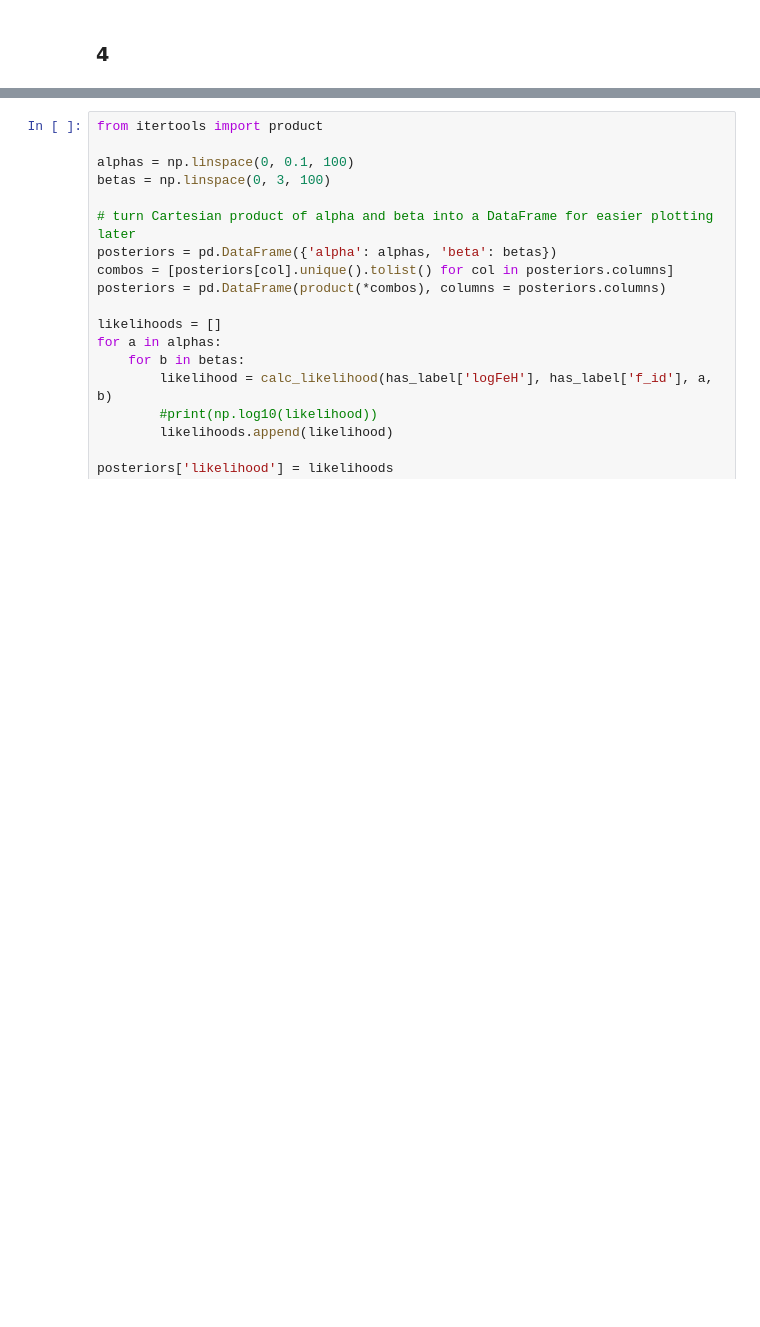
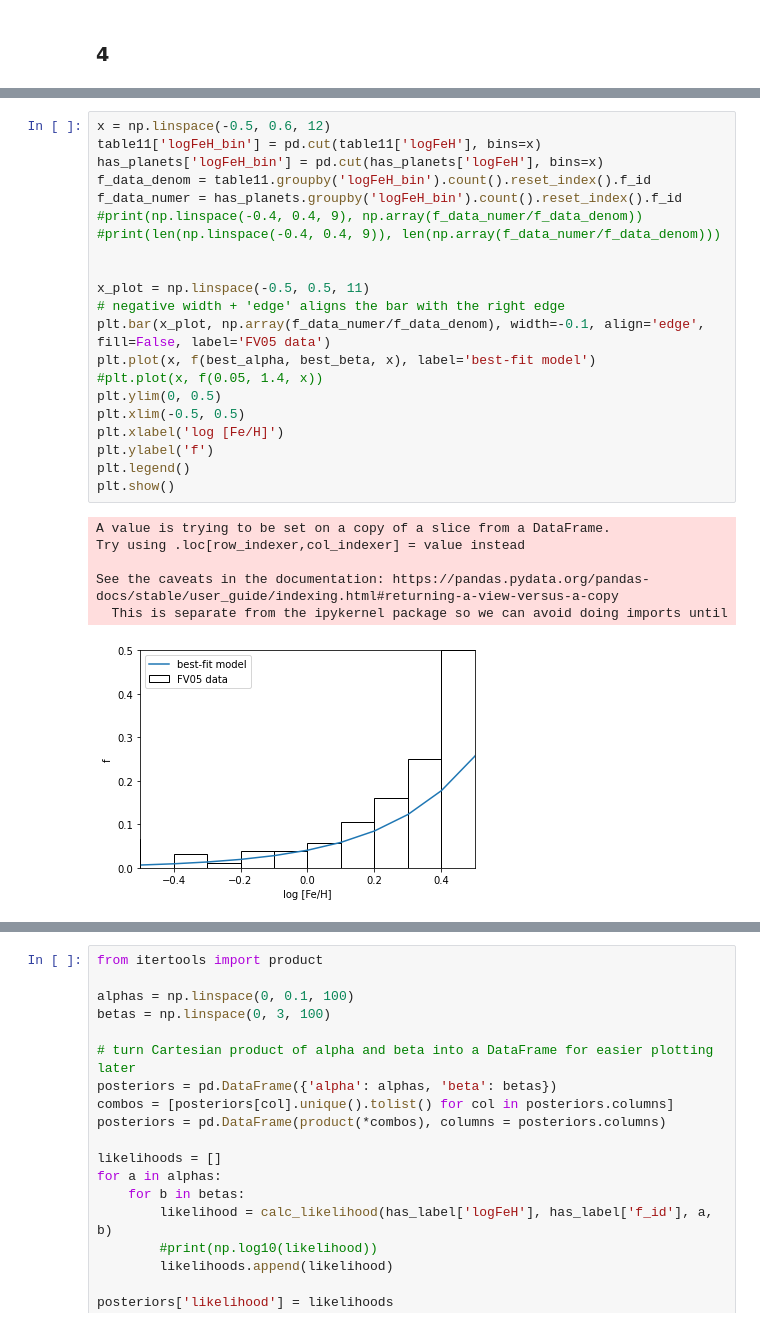
Before and after one commit to cl3425/uf-class-repo, a Jupyter notebook: exoplanets/final_project/final_project_lam.ipynb, the cells around one changed output, grey strips where cells are left out. Cells and saved outputs as stored; diff of their text form; blank space fills up the shorter version.

```diff
--- a/exoplanets/final_project/final_project_lam.ipynb
+++ b/exoplanets/final_project/final_project_lam.ipynb
@@ -302,0 +404,28 @@ posteriors.loc[posteriors.]
+# %%
+x = np.linspace(-0.5, 0.6, 12)
+table11['logFeH_bin'] = pd.cut(table11['logFeH'], bins=x)
+has_planets['logFeH_bin'] = pd.cut(has_planets['logFeH'], bins=x)
+f_data_denom = table11.groupby('logFeH_bin').count().reset_index().f_id
+f_data_numer = has_planets.groupby('logFeH_bin').count().reset_index().f_id
+#print(np.linspace(-0.4, 0.4, 9), np.array(f_data_numer/f_data_denom))
+#print(len(np.linspace(-0.4, 0.4, 9)), len(np.array(f_data_numer/f_data_denom)))
+
+
+x_plot = np.linspace(-0.5, 0.5, 11)
+# negative width + 'edge' aligns the bar with the right edge
+plt.bar(x_plot, np.array(f_data_numer/f_data_denom), width=-0.1, align='edge', fill=False, label='FV05 data')
+plt.plot(x, f(best_alpha, best_beta, x), label='best-fit model')
+#plt.plot(x, f(0.05, 1.4, x))
+plt.ylim(0, 0.5)
+plt.xlim(-0.5, 0.5)
+plt.xlabel('log [Fe/H]')
+plt.ylabel('f')
+plt.legend()
+plt.show()
+# %% [output]
+A value is trying to be set on a copy of a slice from a DataFrame.
+Try using .loc[row_indexer,col_indexer] = value instead
+
+See the caveats in the documentation: https://pandas.pydata.org/pandas-docs/stable/user_guide/indexing.html#returning-a-view-versus-a-copy
+  This is separate from the ipykernel package so we can avoid doing imports until
+[figure, added]
```
Also changed, not shown: parts of 35 cells of this notebook.
